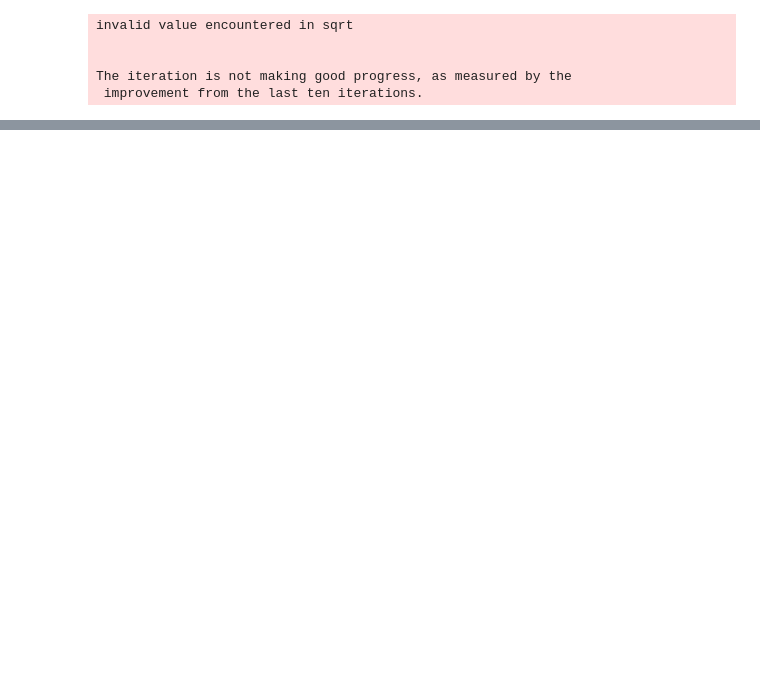
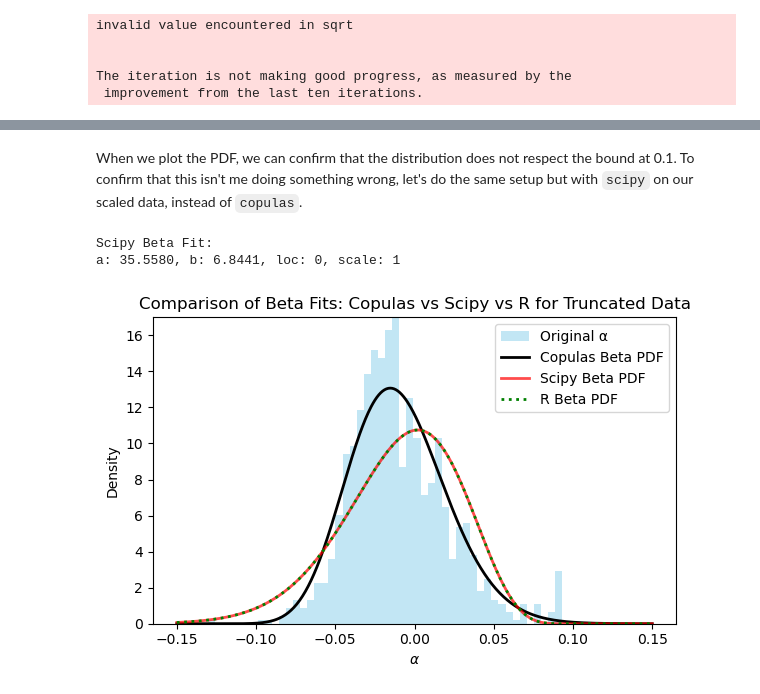
Before and after one commit to abon11/Graphene_Strength_Surface, a Jupyter notebook: copulas.ipynb, the cells around one changed output, grey strips where cells are left out. Saved outputs shown, nothing was run; the diff lists cells and outputs as text; code cells hidden in the pictures; blank space fills up the shorter version.

```diff
--- a/copulas.ipynb
+++ b/copulas.ipynb
@@ -303,0 +321,64 @@ The iteration is not making good progress, as measured by the
+# %% [markdown]
+When we plot the PDF, we can confirm that the distribution does not respect the bound at 0.1. To confirm that this isn't me doing something wrong, let's do the same setup but with `scipy` on our scaled data, instead of `copulas`.
+# %%
+from scipy.stats import beta as beta_dist
+from scipy.stats import beta as scipy_beta
+import matplotlib.pyplot as plt
+
+# 1. Fit Beta using scipy on scaled data
+a_sci, b_sci, loc_sci, scale_sci = scipy_beta.fit(data_scaled["alpha"], floc=0, fscale=1)
+
+print("Scipy Beta Fit:")
+print(f"a: {a_sci:.4f}, b: {b_sci:.4f}, loc: {loc_sci}, scale: {scale_sci}")
+
+# 2. Compare both fitted PDFs on unscaled domain
+fig, ax = plt.subplots(figsize=(6, 4))
+plt.hist(data_clipped["alpha"], bins=50, density=True, alpha=0.5,
+         label="Original α", color="skyblue")
+
+x_plot = np.linspace(-0.15, 0.15, 500)
+x_scaled = (x_plot - alpha_lower) / (alpha_upper - alpha_lower)
+
+# Copulas Beta PDF
+pdf_copulas = beta_dist.pdf(
+    x_scaled,
+    a=bp["a"],
+    b=bp["b"],
+    loc=bp["loc"],
+    scale=bp["scale"]
+) / (alpha_upper - alpha_lower)
+
+# Scipy Beta PDF
+pdf_scipy = beta_dist.pdf(
+    x_scaled,
+    a=a_sci,
+    b=b_sci,
+    loc=0,
+    scale=1
+) / (alpha_upper - alpha_lower)
+
+# R Beta PDF
+pdf_R = beta_dist.pdf(
+    x_scaled,
+    a=35.55397,
+    b=6.84320,
+    loc=0,
+    scale=1
+) / (alpha_upper - alpha_lower)
+
+plt.plot(x_plot, pdf_copulas, label="Copulas Beta PDF", color="black", lw=2)
+plt.plot(x_plot, pdf_scipy, label="Scipy Beta PDF", color="red", lw=2, linestyle="-", alpha = 0.7)
+plt.plot(x_plot, pdf_R, label="R Beta PDF", color="green", lw=2, linestyle=":")
+
+
+plt.xlabel(r"$\alpha$")
+plt.ylabel("Density")
+plt.ylim(0, 17)
+plt.title("Comparison of Beta Fits: Copulas vs Scipy vs R for Truncated Data")
+plt.legend()
+plt.tight_layout()
+plt.show()
+# %% [output]
+Scipy Beta Fit:
+a: 35.5580, b: 6.8441, loc: 0, scale: 1
+[figure, added]
```
Also changed, not shown: parts of 12 cells of this notebook, 1 other file.
